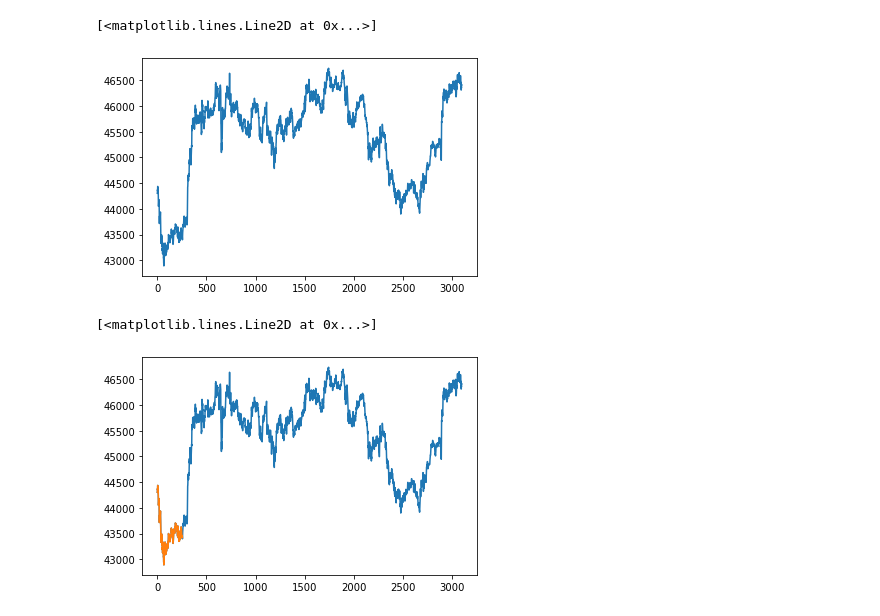
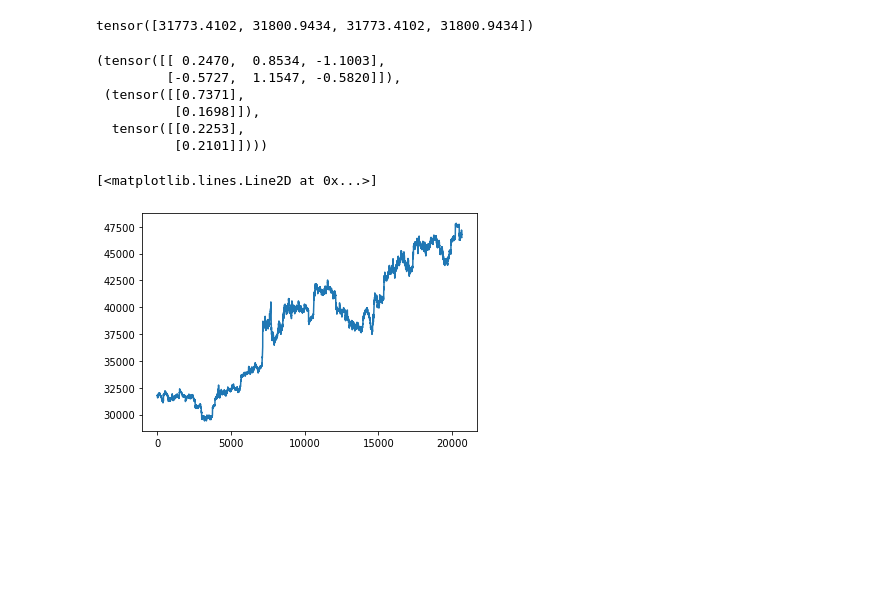
Before and after one commit to krupartea/waveform_predict, a Jupyter notebook: predict_stockprice.ipynb, the cells around one changed output. Cells and saved outputs as stored; diff of their text form; code cells hidden in the pictures; blank space fills up the shorter version.

```diff
--- a/predict_stockprice.ipynb
+++ b/predict_stockprice.ipynb
@@ -10,6 +10,7 @@ from ignite.metrics import Accuracy, Precision, Recall
 import yfinance as yf
 import pandas as pd
 # %%
-signal = torch.tensor(yf.download(tickers='BTC-USD', period='5d', interval = '2m')['High'].values, dtype=torch.float32)
+data = yf.download(tickers='BTC-USD', period='30d', interval = '2m')
+data
 # %% [output]
 [*********************100%***********************]  1 of 1 completed
@@ -15,0 +31,5 @@ signal = torch.tensor(yf.download(tickers='BTC-USD', period='5d', interval = '2m
+# %%
+open = torch.tensor(data['Open'].values, dtype=torch.float32)
+high = torch.tensor(data['High'].values, dtype=torch.float32)
+low = torch.tensor(data['Low'].values, dtype=torch.float32)
+close = torch.tensor(data['Close'].values, dtype=torch.float32)
@@ -16,2 +38,6 @@ signal = torch.tensor(yf.download(tickers='BTC-USD', period='5d', interval = '2m
+# %%
+signal[:, 0]
+# %% [output]
+tensor([31773.4102, 31800.9434, 31773.4102, 31800.9434])
 # %%
 def standardize(array):
@@ -20,10 +46,20 @@ def standardize(array):
     standardized = (array - mean) / std
     return standardized, (mean, std)
+# %%
+a = torch.rand(2, 3)
+standardize(a)
+# %% [output]
+(tensor([[ 0.2470,  0.8534, -1.1003],
+         [-0.5727,  1.1547, -0.5820]]),
+ (tensor([[0.7371],
+          [0.1698]]),
+  tensor([[0.2253],
+          [0.2101]])))
 # %%
-plt.plot(signal)
+plt.plot(open)
 # %% [output]
 [<matplotlib.lines.Line2D at 0x...>]
-[figure, old version]
+[figure, new version]
 # %%
 def chunkize(series, chunk_size):
     n_chunks = len(series) - chunk_size
@@ -36,14 +72,8 @@ def chunkize(series, chunk_size):
 
     return chunked
 # %%
-chunksize = 256
-chunked = chunkize(signal, chunksize)
-
-plt.plot(signal)
-plt.plot(signal[:chunksize])
+chunksize = 1024
+chunked = chunkize(signal.reshape(-1, 4), chunksize)
-# %% [output]
-[<matplotlib.lines.Line2D at 0x...>]
-[figure, removed]
 # %%
 class Signal(Dataset):
 
```
Also changed, not shown: parts of 21 cells of this notebook.
